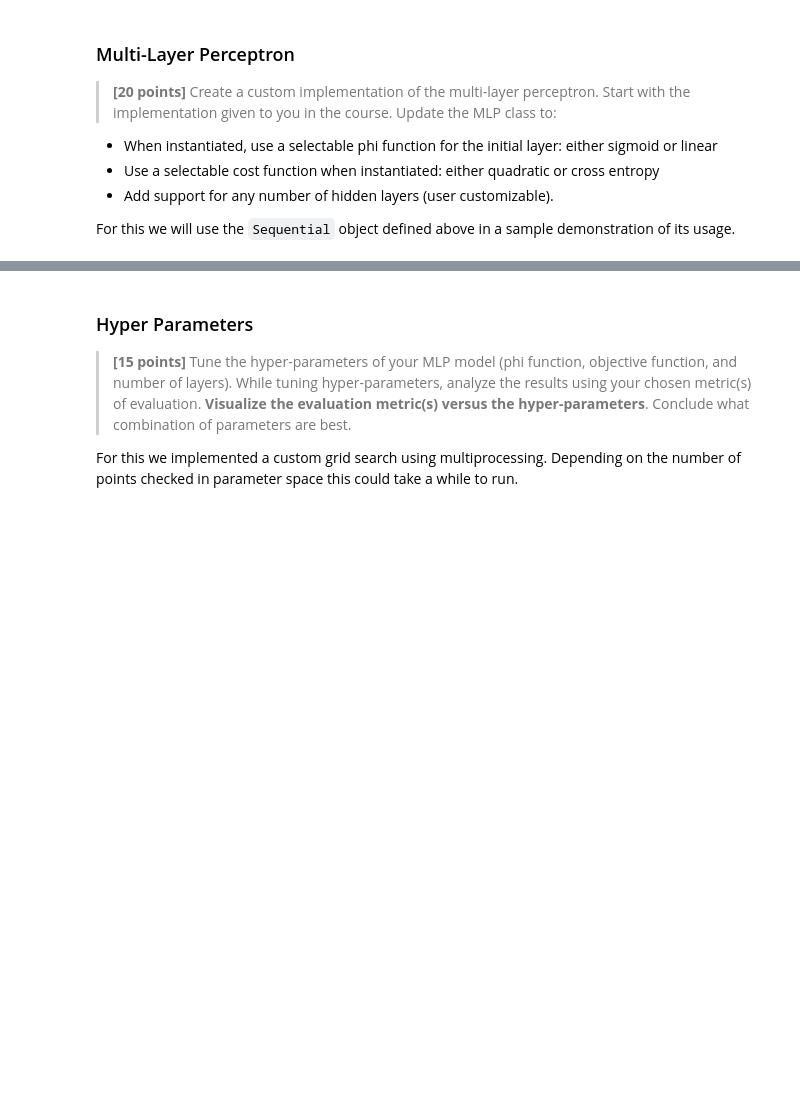
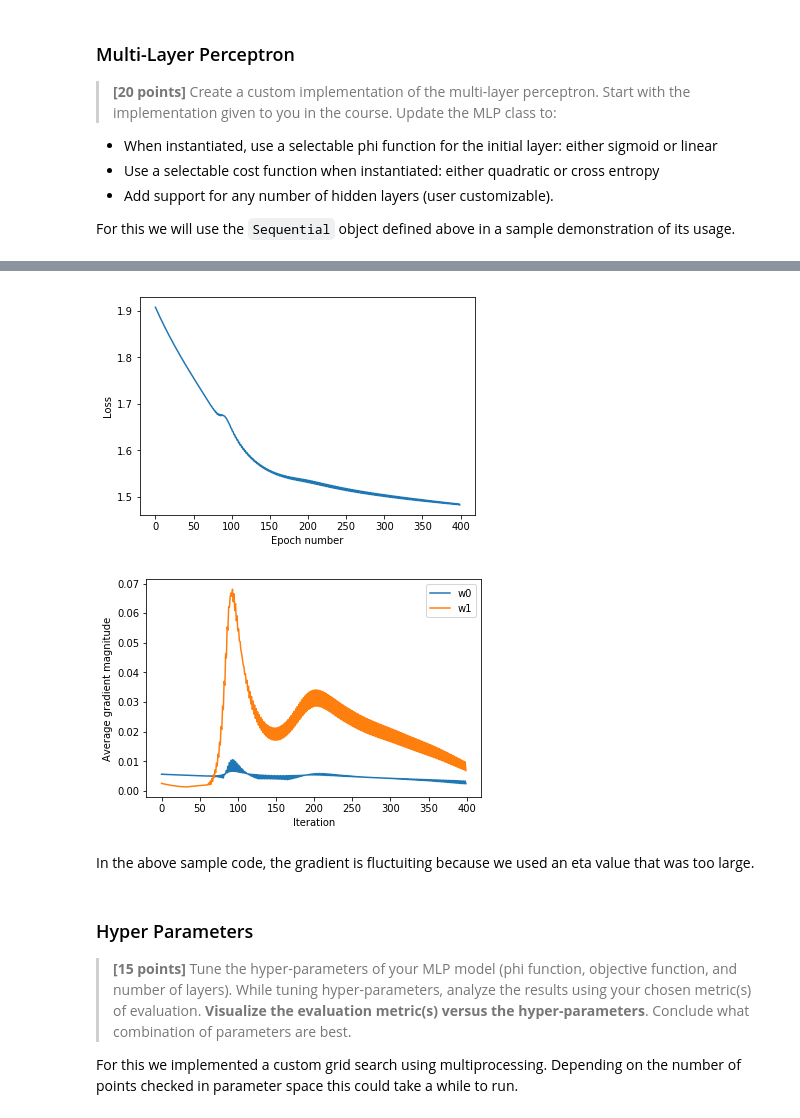
Before and after one commit to jamesothomas/MachineLearningPython, a Jupyter notebook: Lab4/Lab4_Diabetes_save.ipynb, the cells around one changed output, grey strips where cells are left out. Cells and saved outputs as stored; diff of their text form; code cells hidden in the pictures; blank space fills up the shorter version.

```diff
--- a/Lab4/Lab4_Diabetes_save.ipynb
+++ b/Lab4/Lab4_Diabetes_save.ipynb
@@ -666,7 +666,7 @@ class Sequential(object):
                     accu = accuracy_score(np.argmax(self.neurons[-1], axis=0),Y)
                     meas = 'accuracy'
                 if self.metric == 'customized':
-                    accu = cost_metric(Y,np.argmax(self.neurons[-1], axis=0),my_cost_matrix)
+                    accu = find_cost_metric(Y,np.argmax(self.neurons[-1], axis=0),my_cost_matrix)
                     meas = 'customized cost'
                 print('{} percent finished, current {} is {:.3f}.'.format(100*i//self.epochs,meas,accu))
         if self.verbose:
@@ -711,8 +711,8 @@ X = full_df[data_cols].values
 '''
 sample for demostrating how to use the Sequential model
 '''
-if False:
-    model = Sequential(C=0.001, epochs=2000, eta=0.00001, random_state=42,
+if True:
+    model = Sequential(C=0.001, epochs=500, eta=0.00001, random_state=42,
                      cost_function='cross_entropy',
                      metric='customized',
                      verbose=1,
@@ -730,7 +730,3 @@ if False:
 
 
     model.fit(X,Y)
-    y_pred = model.predict(X_test) #for predicting
-    cost = find_cost_metric(y_test,y_pred,my_cost_matrix) #for customized cost function
-    model.plot() #for plotting the loss function during training
-    model.grad_plot() #for plotting the grad of each layer during training
@@ -737,3 +745,13 @@ if False:
+# %%
+y_pred = model.predict(X) #for predicting
+cost = find_cost_metric(Y,y_pred,my_cost_matrix) #for customized cost function
+model.plot() #for plotting the loss function during training
+model.grad_plot() #for plotting the grad of each layer during training
+# %% [output]
+[figure, added]
+[figure, added]
+# %% [markdown]
+In the above sample code, the gradient is fluctuiting because we used an eta value that was too large.
 # %% [markdown]
 <a id="hyper_parameters"></a>
 ### Hyper Parameters
```
Also changed, not shown: parts of 1 cell of this notebook.
